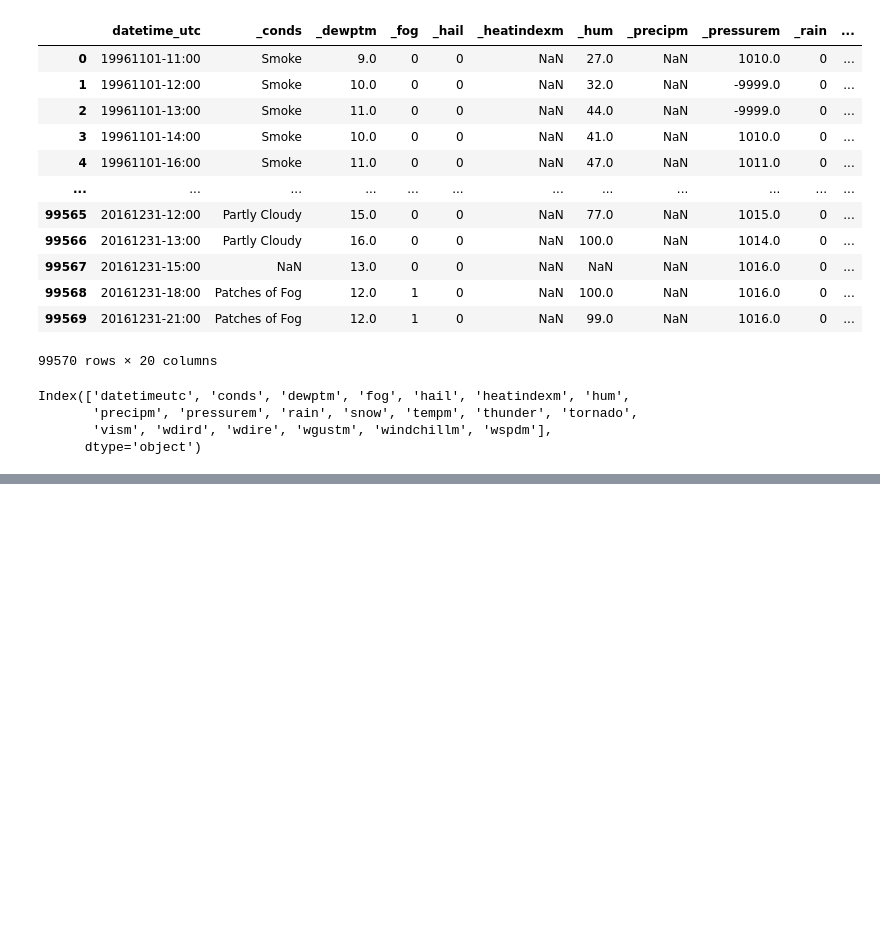
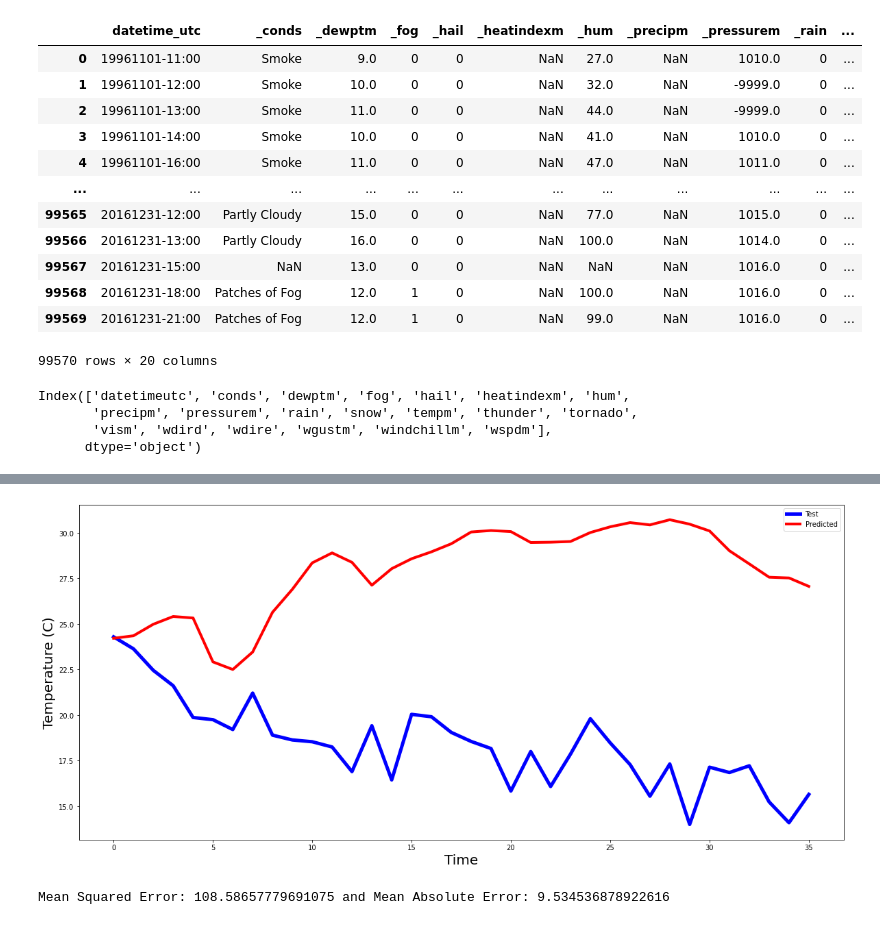
Before and after one commit to i-shitizkhanna/Time-Series-Forecasting, a Jupyter notebook: Regression Model.ipynb, the cells around one changed output, grey strips where cells are left out. Drawn from its saved outputs; the diff is of its cells as text; code cells hidden in the pictures; blank space fills up the shorter version.

```diff
--- a/Regression Model.ipynb
+++ b/Regression Model.ipynb
@@ -207,0 +337,5 @@ print("test_Y Shape:",trainR_Y.shape, ",test_Y Shape:", testR_Y.shape)
+# %%
+temp_rs=model2.predict(testR_X)
+# %%
+temp_rs=scaler2.inverse_transform(temp_rs)
+temp_rs
@@ -207,0 +360,18 @@ print("test_Y Shape:",trainR_Y.shape, ",test_Y Shape:", testR_Y.shape)
+# %%
+testR_Y_inv=scaler2.inverse_transform(testR_Y)
+# %%
+plt.figure(figsize=(20,9))
+plt.plot(testR_Y_inv , 'blue', linewidth=5)
+plt.plot(temp_rs,'r' , linewidth=4)
+plt.xlabel("Time", fontsize=20)
+plt.ylabel("Temperature (C)", fontsize=20)
+plt.legend(('Test','Predicted'))
+plt.show()
+# %% [output]
+[figure, added]
+# %%
+mse=mean_squared_error(testR_Y_inv, temp_rs)
+mae=mean_absolute_error(testR_Y_inv, temp_rs)
+print("Mean Squared Error:", str(mse), "and Mean Absolute Error:", str(mae))
+# %% [output]
+Mean Squared Error: 108.58657779691075 and Mean Absolute Error: 9.534536878922616
```
Also changed, not shown: parts of 39 cells of this notebook, 1 other file.
